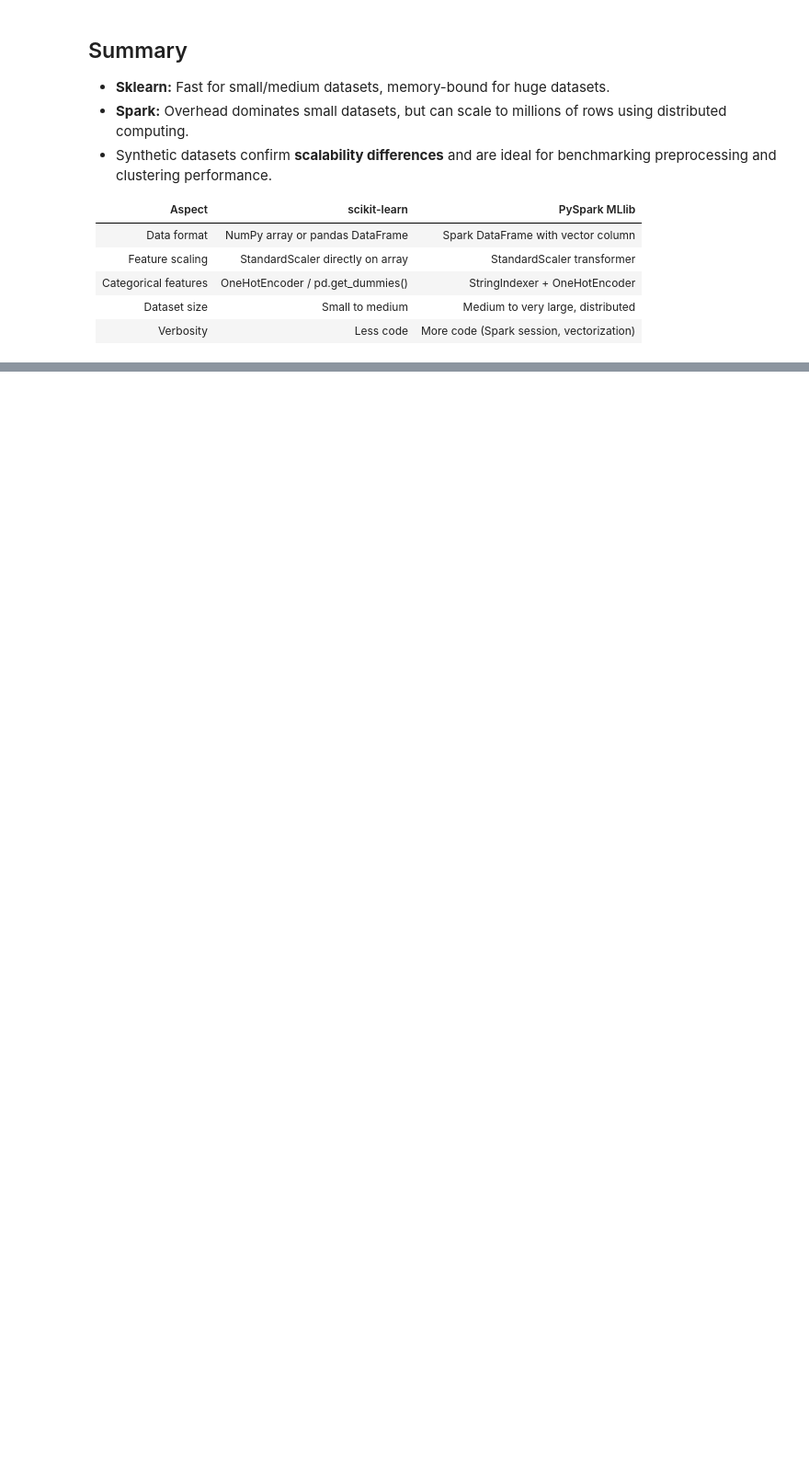
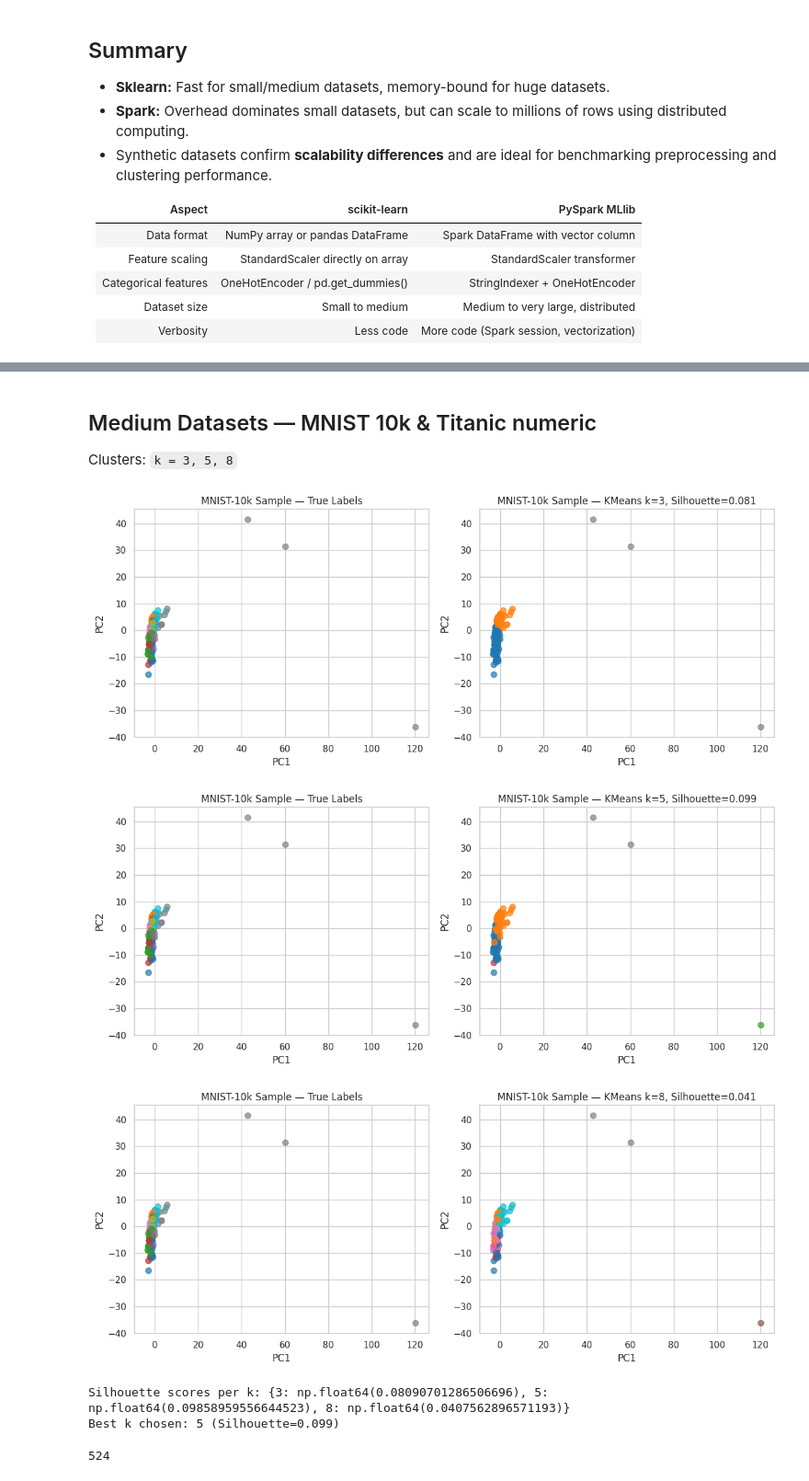
Before and after one commit to LudmilaAmriou/Big-Data-Clustering, a Jupyter notebook: notebooks/k-means.ipynb, the cells around one changed output, grey strips where cells are left out. Shown at 92% size. Saved outputs shown, nothing was run; the diff lists cells and outputs as text; code cells hidden in the pictures; blank space fills up the shorter version.

Commit message:
version prefinal - rapport missing

```diff
--- a/notebooks/k-means.ipynb
+++ b/notebooks/k-means.ipynb
@@ -524,0 +696,54 @@ When generating or scaling very large datasets (e.g., 10M samples × 20+ feature
+# %% [markdown]
+## Medium Datasets — MNIST 10k & Titanic numeric
+
+Clusters: `k = 3, 5, 8`
+# %%
+# ------------------------
+# Medium datasets
+# ------------------------
+# MNIST 10k
+mnist = fetch_openml('mnist_784', version=1)
+X_mnist = mnist.data[:10000].to_numpy()
+y_mnist = mnist.target[:10000].astype(int)  # <-- define y_mnist as integers
+X_mnist_scaled = StandardScaler().fit_transform(X_mnist)
+df_mnist = spark.createDataFrame([(Vectors.dense(row),) for row in X_mnist_scaled], ["scaledFeatures"])
+
+for k in [3, 5, 8]:
+    sklearn_benchmark("MNIST-10k", X_mnist_scaled, k)
+    spark_benchmark("MNIST-10k", df_mnist, k)
+
+
+# --- Plot clusters side-by-side for MNIST sample ---
+sample_size = 200  # reduce size for plotting
+X_mnist_sample = X_mnist_scaled[:sample_size]
+y_mnist_sample = y_mnist[:sample_size]
+
+best_k, best_sil = plot_true_vs_clusters_all_k(
+    X_mnist_sample,
+    y_mnist_sample,
+    k_list=[3,5,8],
+    title="MNIST-10k Sample"
+)
+
+del X_mnist, X_mnist_scaled, df_mnist
+gc.collect()
+
+# Titanic numeric
+df_census = sns.load_dataset("titanic").dropna()
+X_census = df_census.select_dtypes(include=np.number).to_numpy()
+X_census_scaled = StandardScaler().fit_transform(X_census)
+df_census_spark = spark.createDataFrame([(Vectors.dense(row),) for row in X_census_scaled], ["scaledFeatures"])
+
+for k in [3, 5, 8]:
+    sklearn_benchmark("Titanic-numeric", X_census_scaled, k)
+    spark_benchmark("Titanic-numeric", df_census_spark, k)
+
+del X_census, X_census_scaled, df_census_spark
+gc.collect()
+# %% [output]
+[figure, added]
+[figure, added]
+[figure, added]
+Silhouette scores per k: {3: np.float64(0.08090701286506696), 5: np.float64(0.09858959556644523), 8: np.float64(0.0407562896571193)}
+Best k chosen: 5 (Silhouette=0.099)
+524
```
Also changed, not shown: parts of 32 cells of this notebook, 2 other files.
